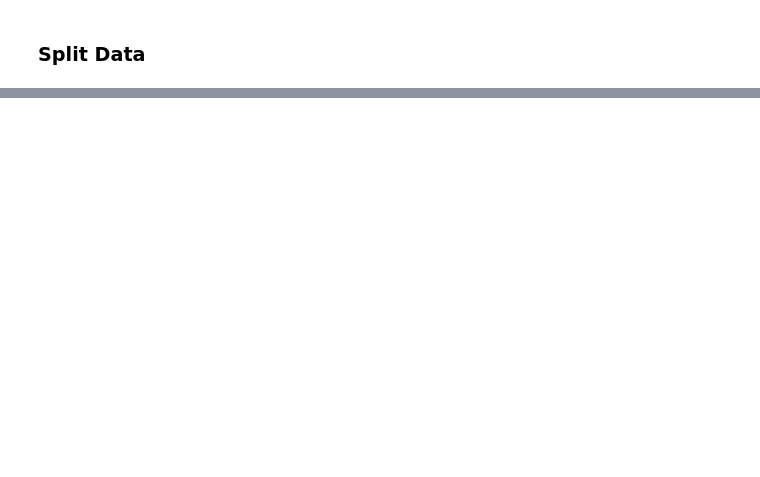
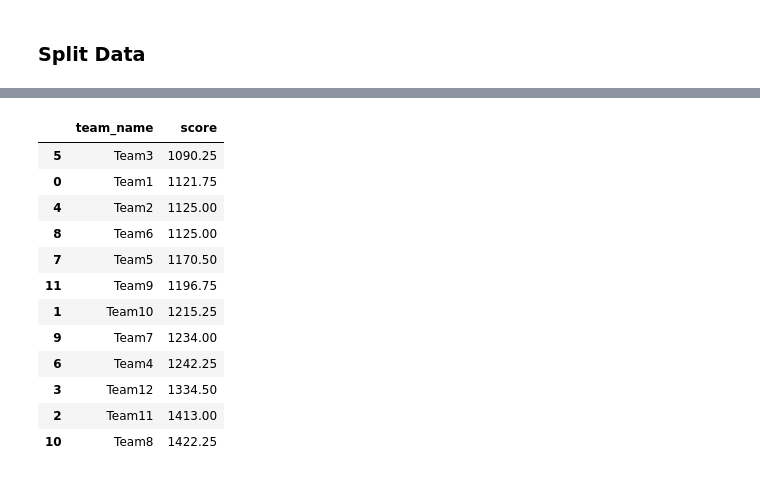
Before and after one commit to shaanchanchani/Draft-Optimizer, a Jupyter notebook: modelling.ipynb, the cells around one changed output, grey strips where cells are left out. Drawn from its saved outputs; the diff is of its cells as text; code cells hidden in the pictures; blank space fills up the shorter version.

```diff
--- a/modelling.ipynb
+++ b/modelling.ipynb
@@ -269,0 +404,36 @@ Test accuracy: 0.4847920536994934
+# %%
+df = pd.read_csv('./dataset2/draft_0paljEN7')
+df = df[df['player_pos'] != 'K']
+df = df[df['player_pos'] != 'DST']
+
+draft_scores = {}
+
+grouped_teams = df.groupby('team_name')
+
+for group_name, group_indicies in grouped_teams.groups.items():
+
+    positions = {'QB': 0, 'RB': 0, 'WR': 0, 'TE': 0}
+
+    starting_lineup = []
+    bench = []
+
+    team_df = df.loc[group_indicies]
+    tean_df = df.sort_values('ADP')
+
+    for index,row in team_df.iterrows():
+        pos = row['player_pos']
+
+        if ((pos in ['RB', 'WR'] and positions[pos] < 2) or
+            (pos in ['QB', 'TE'] and positions[pos] < 1)):
+
+            starting_lineup.append(row['ADP'])
+            positions[pos] += 1
+        #flex position case
+        elif pos in ['RB', 'WR'] and sum([value for key, value in positions.items() if key in ['RB', 'WR']]) < 3:
+            starting_lineup.append(row['ADP'])
+            positions[pos] += 1
+
+        else:
+            bench.append(row['ADP'])
+
+    draft_scores[str(group_name)] =  sum([i*1.5 for i in starting_lineup]) + sum(bench)
@@ -269,0 +478,20 @@ Test accuracy: 0.4847920536994934
+# %%
+
+df = pd.DataFrame.from_dict(draft_scores, orient='index').reset_index()
+df.columns = ['team_name', 'score']
+df = df.sort_values(by='score', ascending=True)
+df
+# %% [output]
+|  | team_name | score |
+| 5 | Team3 | 1090.25 |
+| 0 | Team1 | 1121.75 |
+| 4 | Team2 | 1125.00 |
+| 8 | Team6 | 1125.00 |
+| 7 | Team5 | 1170.50 |
+| 11 | Team9 | 1196.75 |
+| 1 | Team10 | 1215.25 |
+| 9 | Team7 | 1234.00 |
+| 6 | Team4 | 1242.25 |
+| 3 | Team12 | 1334.50 |
+| 2 | Team11 | 1413.00 |
+| 10 | Team8 | 1422.25 |
```
Also changed, not shown: parts of 18 cells of this notebook, 2 other files.
